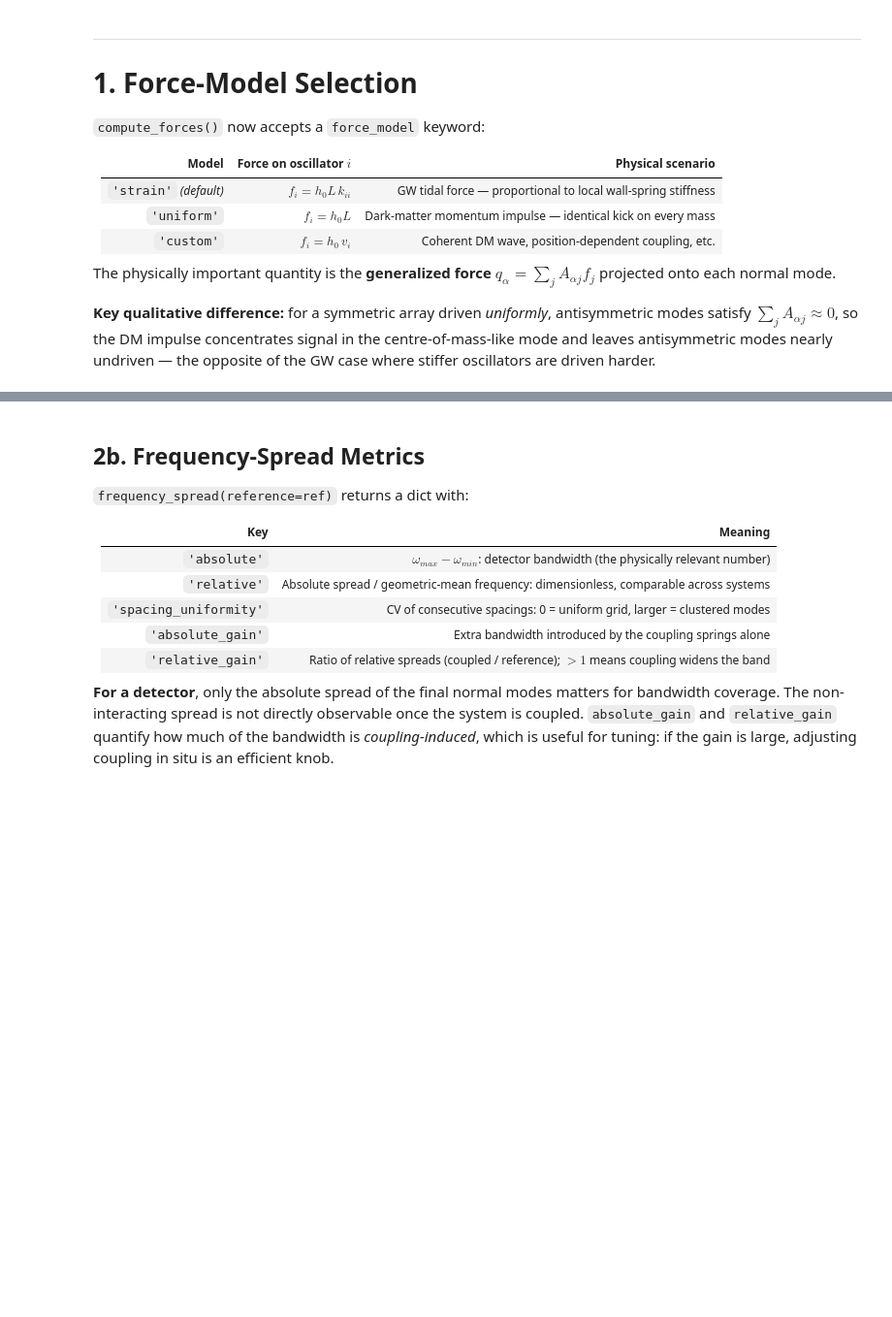
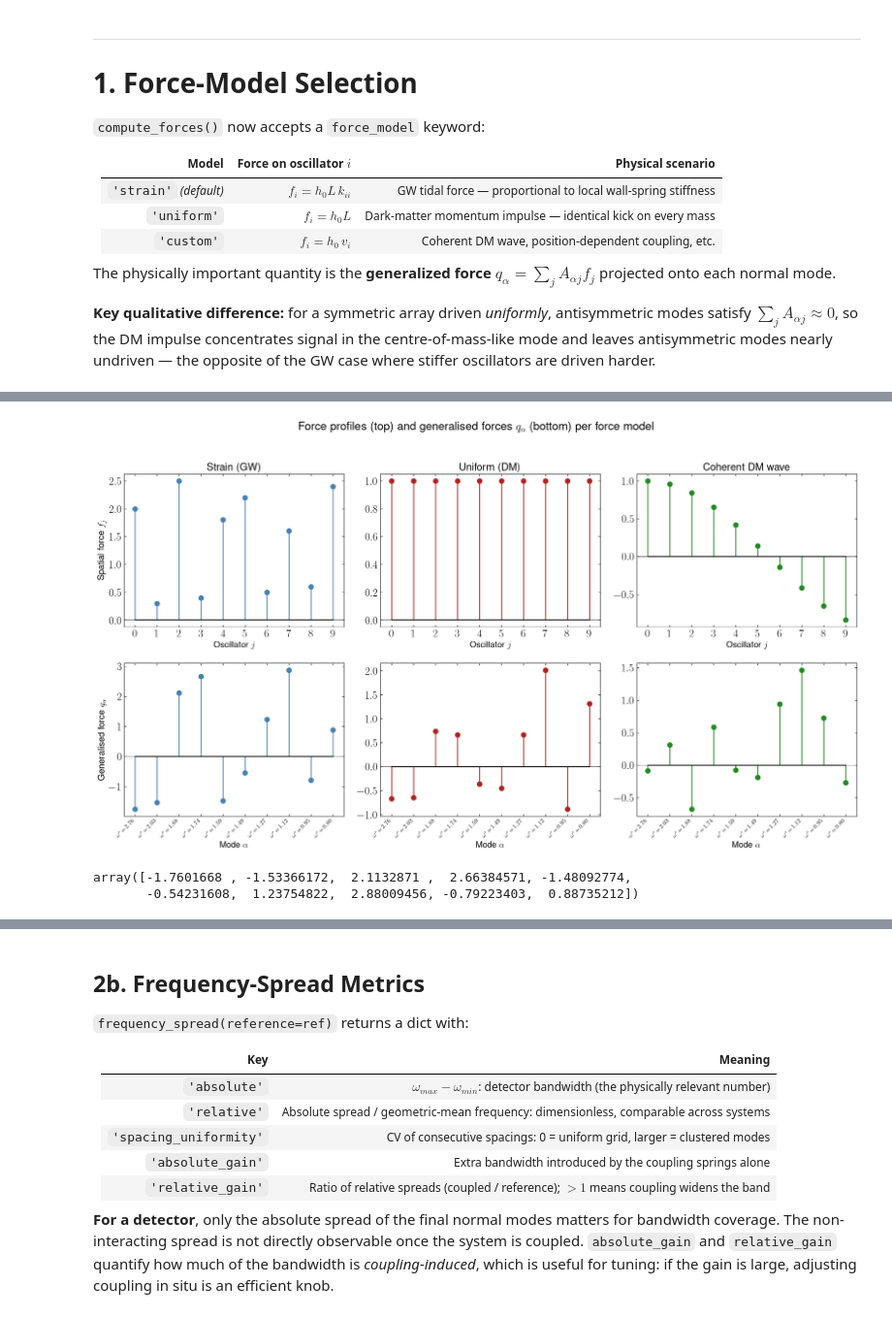
Before and after one commit to george-issa/ResOSc, a Jupyter notebook: ResOSc_demo_new_features.ipynb, the cells around one changed output, grey strips where cells are left out. Shown at 97% size. Saved outputs shown, nothing was run; the diff lists cells and outputs as text; code cells hidden in the pictures; blank space fills up the shorter version.

```diff
--- a/ResOSc_demo_new_features.ipynb
+++ b/ResOSc_demo_new_features.ipynb
@@ -155,0 +171,70 @@ array([-0.24649077, -0.71768272,  1.0294258 , -1.04099978,  1.02781691,
+# %%
+osc_idx  = np.arange(sys.n)
+mode_idx = np.arange(sys.n)
+
+fig, axes = plt.subplots(2, 3, figsize=(18, 10), dpi=125)
+
+# Re-collect spatial force vectors for all three models
+positions     = np.arange(sys.n, dtype=float)
+k_DM          = np.pi / (sys.n + 1)
+force_profile = L * np.cos(k_DM * positions)
+
+sys.compute_forces(L=L, h0=h0, force_model='strain')
+f_strain,  q_strain  = sys.f.copy(), sys.q.copy()
+
+sys.compute_forces(L=L, h0=h0, force_model='uniform')
+f_uniform, q_uniform = sys.f.copy(), sys.q.copy()
+
+sys.compute_forces(h0=h0, force_model='custom', force_vec=force_profile)
+f_custom,  q_custom  = sys.f.copy(), sys.q.copy()
+
+models = [
+    ('Strain (GW)',       f_strain,  q_strain,  'steelblue'),
+    ('Uniform (DM)',      f_uniform, q_uniform, 'firebrick'),
+    ('Coherent DM wave',  f_custom,  q_custom,  'forestgreen'),
+]
+
+for col, (title, f_vec, q_vec, color) in enumerate(models):
+
+    # ── Row 0: spatial force profile ─────────────────────────────────────
+    ax = axes[0, col]
+    ml, sl, _ = ax.stem(osc_idx, f_vec, linefmt='-', markerfmt='o', basefmt='k-')
+    sl.set_color(color); ml.set_color(color); ml.set_markersize(8)
+    ax.set_title(title, fontsize=17)
+    ax.set_xlabel(r'Oscillator $j$', fontsize=14)
+    if col == 0:
+        ax.set_ylabel(r'Spatial force  $f_j$', fontsize=15)
+    ax.set_xticks(osc_idx)
+    ax.tick_params(direction='in', top=True, right=True)
+    ax.axhline(0, color='k', lw=0.5)
+    ax.set_xlim(-0.5, sys.n - 0.5)
+
+    # ── Row 1: generalised forces q_alpha ────────────────────────────────
+    ax = axes[1, col]
+    ml, sl, _ = ax.stem(mode_idx, q_vec, linefmt='-', markerfmt='o', basefmt='k-')
+    sl.set_color(color); ml.set_color(color); ml.set_markersize(8)
+    ax.set_xlabel(r'Mode $\alpha$', fontsize=14)
+    if col == 0:
+        ax.set_ylabel(r'Generalised force  $q_\alpha$', fontsize=15)
+    ax.set_xticks(mode_idx)
+    ax.set_xticklabels(
+        [fr'$\omega^*\!=\!{sys.frequencies[i]:.2f}$' for i in range(sys.n)],
+        rotation=45, ha='right', fontsize=10)
+    ax.tick_params(direction='in', top=True, right=True)
+    ax.axhline(0, color='k', lw=0.5)
+    ax.set_xlim(-0.5, sys.n - 0.5)
+
+fig.suptitle(r'Force profiles (top) and generalised forces $q_\alpha$ (bottom) per force model',
+             fontsize=19, y=1.01)
+plt.tight_layout()
+if save_plots:
+    fig.savefig(fig_path('force_profiles_and_q.pdf'), format='pdf',
+                bbox_inches='tight', pad_inches=0.10)
+plt.show()
+
+# Restore strain model as default state for subsequent cells
+sys.compute_forces(L=L, h0=h0, force_model='strain')
+# %% [output]
+[figure, added]
+array([-1.7601668 , -1.53366172,  2.1132871 ,  2.66384571, -1.48092774,
+       -0.54231608,  1.23754822,  2.88009456, -0.79223403,  0.88735212])
```
Also changed, not shown: parts of 16 cells of this notebook, 48 other files.
